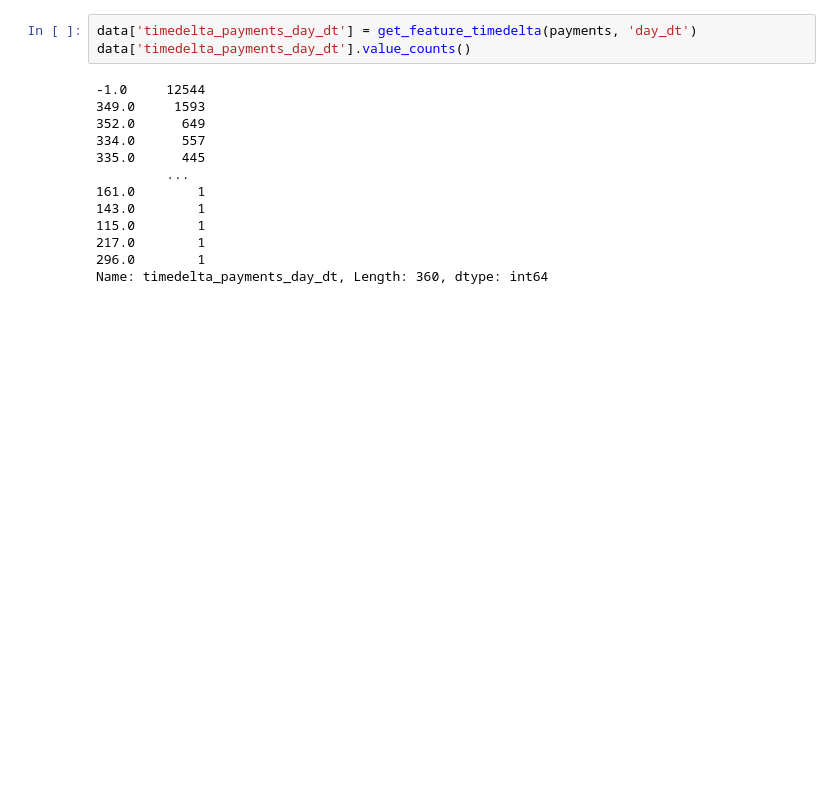
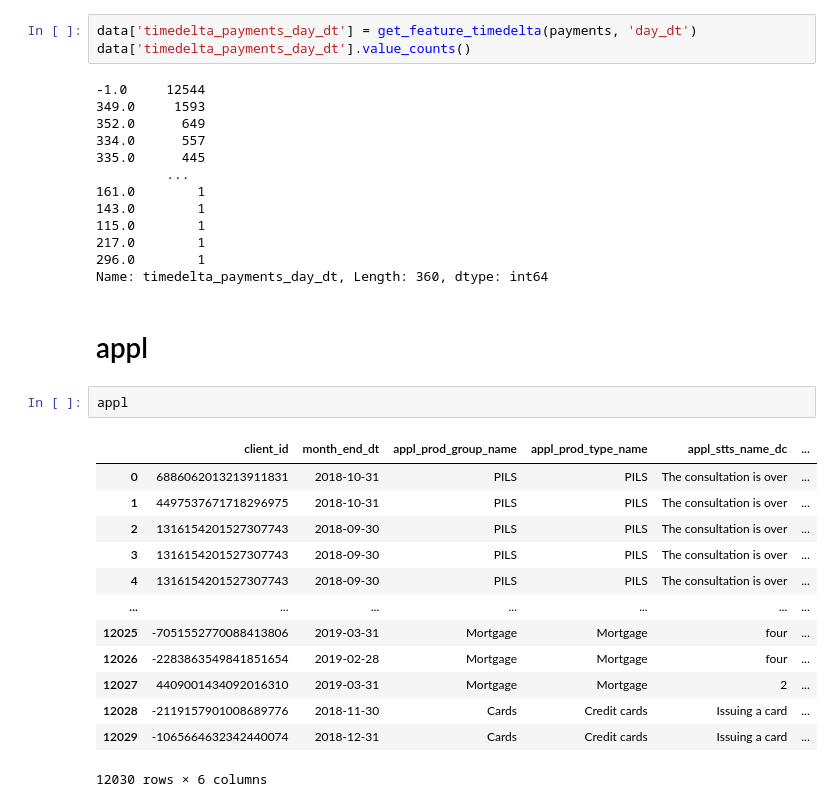
Before and after one commit to artkulak/idao-2021-finals, a Jupyter notebook: EDA-FE-kovalev.ipynb, the cells around one changed output. Drawn from its saved outputs; the diff is of its cells as text; blank space fills up the shorter version.

Commit message:
added appl features

```diff
--- a/EDA-FE-kovalev.ipynb
+++ b/EDA-FE-kovalev.ipynb
@@ -2199,3 +2199,21 @@ data['timedelta_payments_day_dt'].value_counts()
 217.0        1
 296.0        1
 Name: timedelta_payments_day_dt, Length: 360, dtype: int64
+# %% [markdown]
+# appl
+# %%
+appl
+# %% [output]
+|  | client_id | month_end_dt | appl_prod_group_name | appl_prod_type_name | appl_stts_name_dc | ... |
+| 0 | 6886062013213911831 | 2018-10-31 | PILS | PILS | The consultation is over | ... |
+| 1 | 4497537671718296975 | 2018-10-31 | PILS | PILS | The consultation is over | ... |
+| 2 | 1316154201527307743 | 2018-09-30 | PILS | PILS | The consultation is over | ... |
+| 3 | 1316154201527307743 | 2018-09-30 | PILS | PILS | The consultation is over | ... |
+| 4 | 1316154201527307743 | 2018-09-30 | PILS | PILS | The consultation is over | ... |
+| ... | ... | ... | ... | ... | ... | ... |
+| 12025 | -7051552770088413806 | 2019-03-31 | Mortgage | Mortgage | four | ... |
+| 12026 | -2283863549841851654 | 2019-02-28 | Mortgage | Mortgage | four | ... |
+| 12027 | 4409001434092016310 | 2019-03-31 | Mortgage | Mortgage | 2 | ... |
+| 12028 | -2119157901008689776 | 2018-11-30 | Cards | Credit cards | Issuing a card | ... |
+| 12029 | -1065664632342440074 | 2018-12-31 | Cards | Credit cards | Issuing a card | ... |
+12030 rows × 6 columns
```
Also changed, not shown: parts of 17 cells of this notebook, 1 other file.
